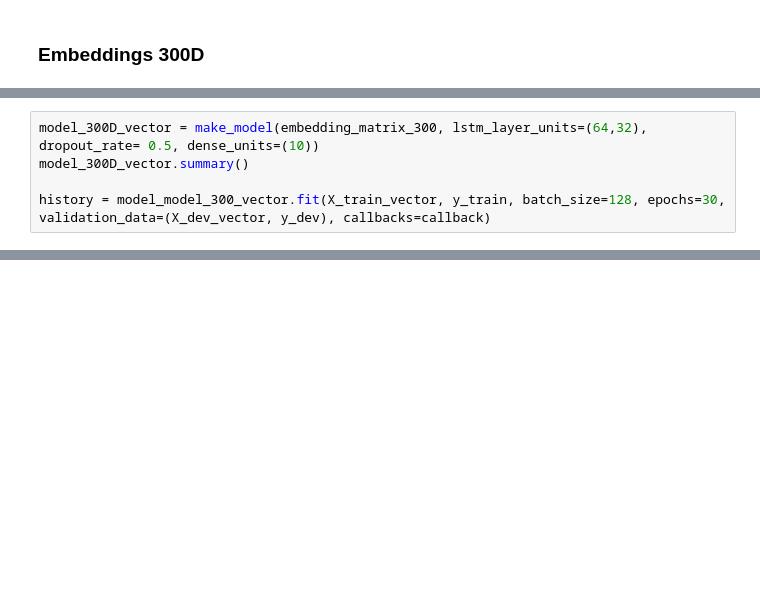
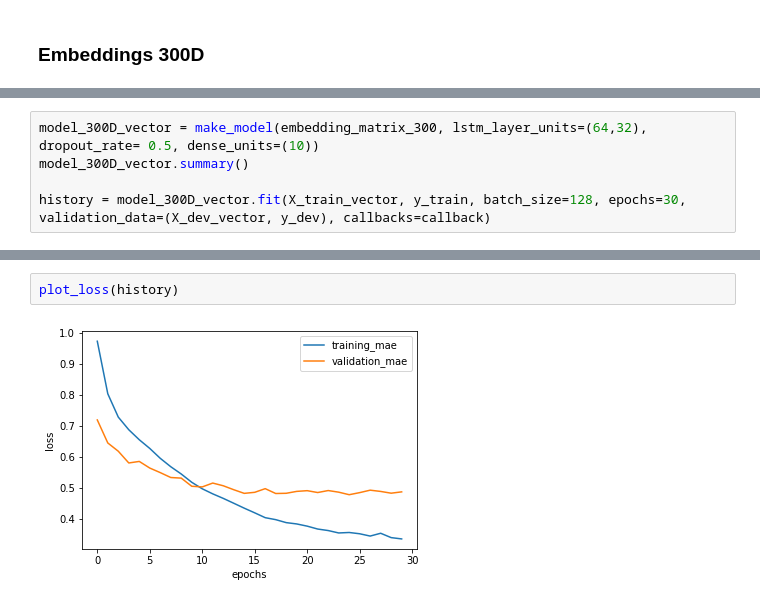
Before and after one commit to jacobh310/food_nlp, a Jupyter notebook: data_cleaning_exploration_model_building/Model Building.ipynb, the cells around one changed output, grey strips where cells are left out. Drawn from its saved outputs; the diff is of its cells as text; blank space fills up the shorter version.

```diff
--- a/data_cleaning_exploration_model_building/Model Building.ipynb
+++ b/data_cleaning_exploration_model_building/Model Building.ipynb
@@ -403,4 +406,4 @@ Converted 13237 words (6763 misses)
 model_300D_vector = make_model(embedding_matrix_300, lstm_layer_units=(64,32), dropout_rate= 0.5, dense_units=(10))
 model_300D_vector.summary()
 
-history = model_model_300_vector.fit(X_train_vector, y_train, batch_size=128, epochs=30, validation_data=(X_dev_vector, y_dev), callbacks=callback)
+history = model_300D_vector.fit(X_train_vector, y_train, batch_size=128, epochs=30, validation_data=(X_dev_vector, y_dev), callbacks=callback)
@@ -407,3 +428,7 @@ history = model_model_300_vector.fit(X_train_vector, y_train, batch_size=128, ep
+# %%
+plot_loss(history)
+# %% [output]
+[figure, added]
 # %%
 model_300D_token =  make_model(embedding_matrix_300_token, lstm_layer_units=(64,32), dropout_rate= 0.5, dense_units=(10))
 model_300D_token.summary()
```
Also changed, not shown: parts of 28 cells of this notebook.
